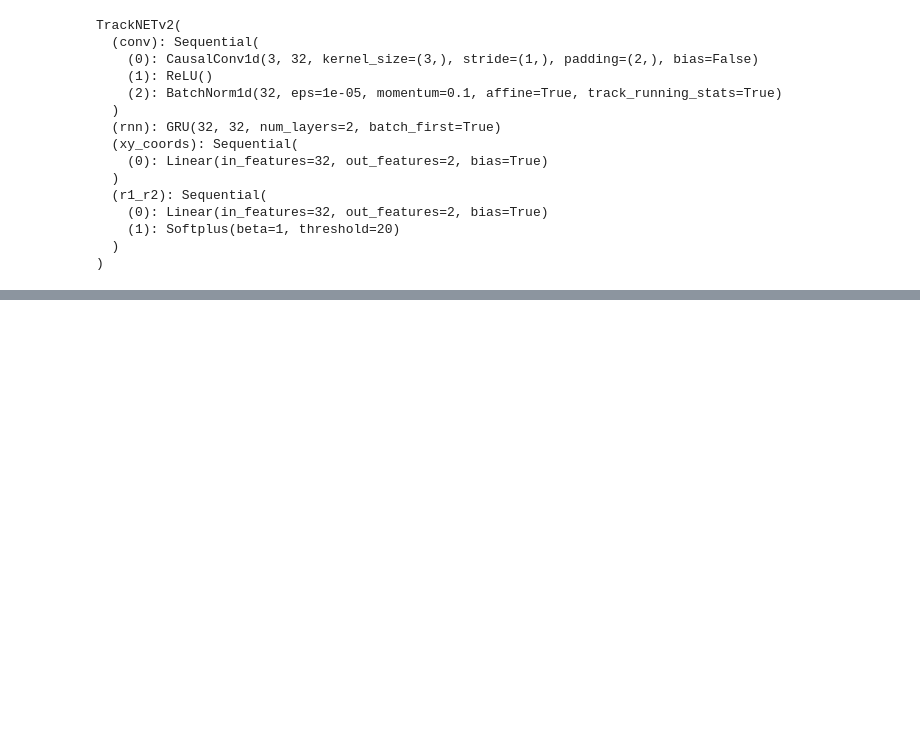
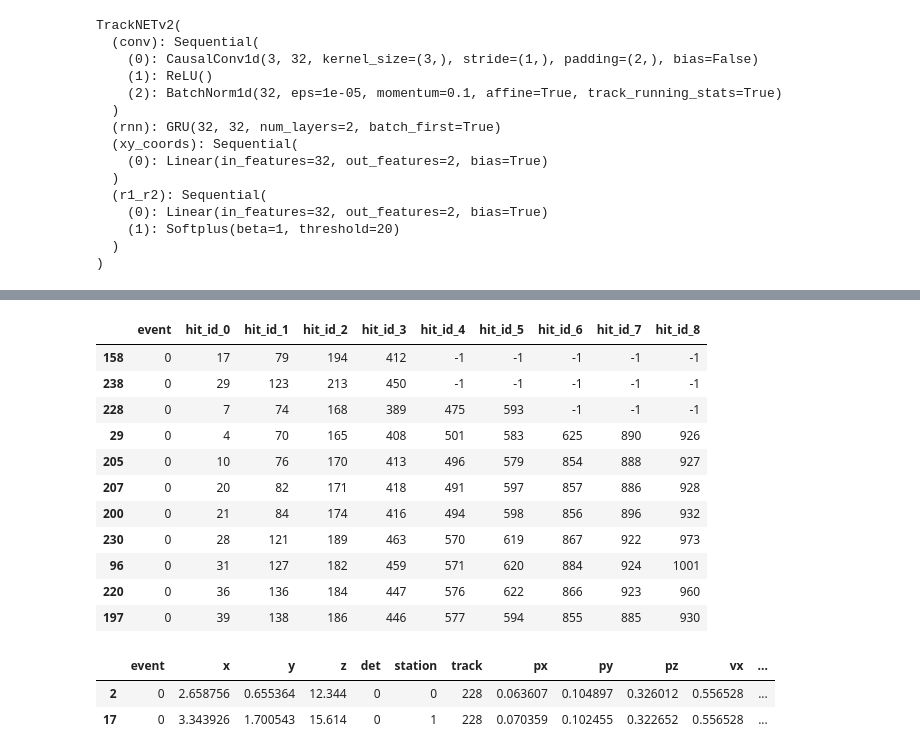
Before and after one commit to t3hseus/ariadne, a Jupyter notebook: notebooks/tracknet_preds_analyze_cut.ipynb, the cells around one changed output, grey strips where cells are left out. Cells and saved outputs as stored; diff of their text form; code cells hidden in the pictures; blank space fills up the shorter version.

```diff
--- a/notebooks/tracknet_preds_analyze_cut.ipynb
+++ b/notebooks/tracknet_preds_analyze_cut.ipynb
@@ -561,7 +568,7 @@ Mean efficiency: 0.7677839693288977
 def build_df(preds, labels, event_df):
     #test version, need to rewrite
 
-    curr_event = event_df.event[0]
+    curr_event = event_df.event.values[0]
     sorted_event_df = event_df[event_df.track != -1].sort_values(['track', 'station'])
     sorted_event_df = sorted_event_df.drop(['x', 'y', 'z', 'event'], axis='columns')
 
@@ -606,0 +620,34 @@ build_df(preds, labels, event_df)
+# %%
+from prepare import parse
+
+csv_params = {
+"sep": '\s+',
+#"nrows": 15000,
+"encoding": 'utf-8',
+"names": ['event',  'x', 'y', 'z', 'det','station', 'track', 'px', 'py', 'pz', 'vx', 'vy', 'vz']
+}
+
+stations_constraints = {
+    0: {'x': [-166.6, 166.6], 'y': [-166.6, 166.6], 'z': [-423.5, 423.5]},
+    1: {'x': [-166.6, 166.6], 'y': [-166.6, 166.6], 'z': [-423.5, 423.5]},
+    2: {'x': [-166.6, 166.6], 'y': [-166.6, 166.6], 'z': [-423.5, 423.5]},
+}
+from ariadne.transformations import Compose, ConstraintsNormalize, ToCylindrical, DropSpinningTracks, DropShort, DropEmpty
+print("parsing....")
+events = parse('/zfs/hybrilit.jinr.ru/user/n/nuvard/ariadne/ariadne/data/bmn_data/bmn_5.txt', csv_params=csv_params, events_quantity=':')
+#events = parse("/Users/egor/prog/dubna/models2606/zfs/hybrilit.jinr.ru/user/p/pgonchar/data/bes3/events/3.txt", csv_params=csv_params, events_quantity=':')
+events = next(events)[0]
+n_events = 300
+
+events_unproc = events[events.event < n_events].copy()
+events_unproc.loc[events_unproc["det"] == 1, 'station'] = events_unproc.loc[events_unproc["det"] == 1, 'station'].values + 3
+
+events_new = pd.DataFrame()
+print("processing....")
+for ev_id, event in tqdm(events_unproc.groupby('event')):
+    event_new = transformer(event)
+    event_new.rename(columns={'index': 'index_old'}, inplace=True)
+    events_new = pd.concat([events_new, event_new])
+
+events_anal = events_new
+#events_anal.set_index(events_anal.index_old, inplace=True)
@@ -606,0 +666,24 @@ build_df(preds, labels, event_df)
+# %%
+one_event_m = events_anal[events_anal.event ==0]
+
+preds_m, ellipses_m, labels_m, event_df_m = process_one_event_no_trans(one_event_m)
+build_df(preds_m, labels_m, event_df_m)
+# %% [output]
+|  | event | hit_id_0 | hit_id_1 | hit_id_2 | hit_id_3 | hit_id_4 | hit_id_5 | hit_id_6 | hit_id_7 | hit_id_8 |
+| 158 | 0 | 17 | 79 | 194 | 412 | -1 | -1 | -1 | -1 | -1 |
+| 238 | 0 | 29 | 123 | 213 | 450 | -1 | -1 | -1 | -1 | -1 |
+| 228 | 0 | 7 | 74 | 168 | 389 | 475 | 593 | -1 | -1 | -1 |
+| 29 | 0 | 4 | 70 | 165 | 408 | 501 | 583 | 625 | 890 | 926 |
+| 205 | 0 | 10 | 76 | 170 | 413 | 496 | 579 | 854 | 888 | 927 |
+| 207 | 0 | 20 | 82 | 171 | 418 | 491 | 597 | 857 | 886 | 928 |
+| 200 | 0 | 21 | 84 | 174 | 416 | 494 | 598 | 856 | 896 | 932 |
+| 230 | 0 | 28 | 121 | 189 | 463 | 570 | 619 | 867 | 922 | 973 |
+| 96 | 0 | 31 | 127 | 182 | 459 | 571 | 620 | 884 | 924 | 1001 |
+| 220 | 0 | 36 | 136 | 184 | 447 | 576 | 622 | 866 | 923 | 960 |
+| 197 | 0 | 39 | 138 | 186 | 446 | 577 | 594 | 855 | 885 | 930 |
+# %%
+one_event_m[(one_event_m.index_old == 7) | (one_event_m.index_old == 74)]
+# %% [output]
+|  | event | x | y | z | det | station | track | px | py | pz | vx | ... |
+| 2 | 0 | 2.658756 | 0.655364 | 12.344 | 0 | 0 | 228 | 0.063607 | 0.104897 | 0.326012 | 0.556528 | ... |
+| 17 | 0 | 3.343926 | 1.700543 | 15.614 | 0 | 1 | 228 | 0.070359 | 0.102455 | 0.322652 | 0.556528 | ... |
```
Also changed, not shown: parts of 18 cells of this notebook.
